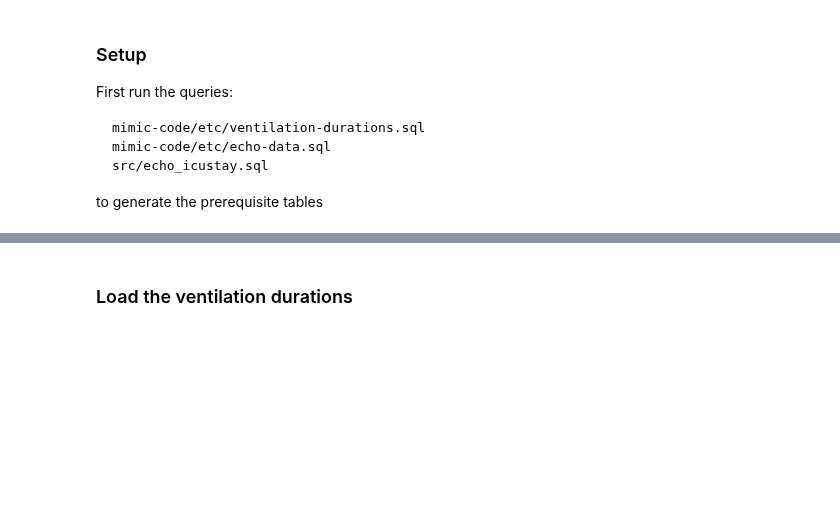
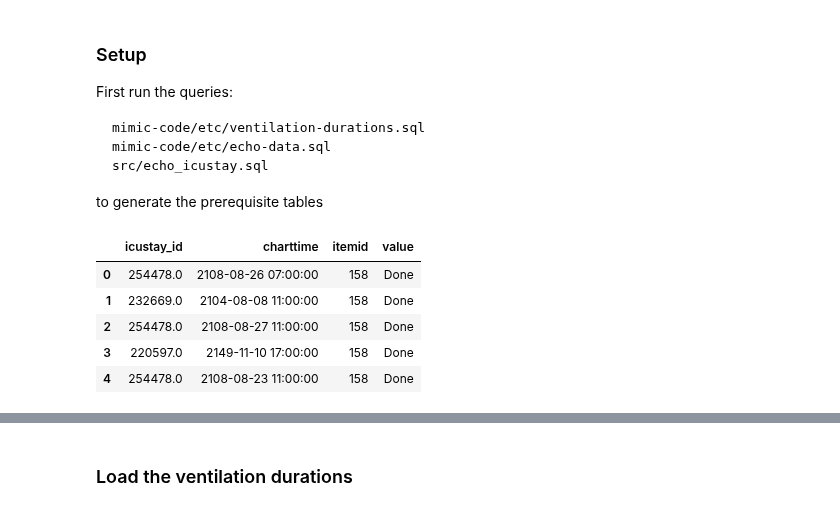
Before and after one commit to yhtgrace/echo, a Jupyter notebook: notebooks/161026_ventilation.ipynb, the cells around one changed output, grey strips where cells are left out. Cells and saved outputs as stored; diff of their text form; code cells hidden in the pictures; blank space fills up the shorter version.

```diff
--- a/notebooks/161026_ventilation.ipynb
+++ b/notebooks/161026_ventilation.ipynb
@@ -33,3 +33,39 @@ if cur:
 con = psycopg2.connect(dbname = dbname, user = sqluser, host='/var/run/postgresql')
 cur = con.cursor()
 cur.execute('SET search_path to ' + schema_name)
+# %%
+query = \
+"""
+SELECT icustay_id, charttime, itemid, value FROM chartevents
+where value is not null
+and itemid in
+(
+     640 -- extubated
+     , 648 -- speech
+     , 720 -- vent type
+     , 467 -- O2 delivery device
+     , 445, 448, 449, 450, 1340, 1486, 1600, 224687 -- minute volume
+     , 639, 654, 681, 682, 683, 684,224685,224684,224686 -- tidal volume
+     , 218,436,535,444,459,224697,224695,224696,224746,224747 -- High/Low/Peak/Mean/Neg insp force ("RespPressure")
+     , 221,1,1211,1655,2000,226873,224738,224419,224750,227187 -- Insp pressure
+     , 543 -- PlateauPressure
+     , 5865,5866,224707,224709,224705,224706 -- APRV pressure
+     , 60,437,505,506,686,220339,224700 -- PEEP
+     , 3459 -- high pressure relief
+     , 501,502,503,224702 -- PCV
+     , 223,667,668,669,670,671,672 -- TCPCV
+     , 157,158,1852,3398,3399,3400,3401,3402,3403,3404,8382,227809,227810 -- ETT
+     , 224701 -- PSVlevel
+)
+
+"""
+ce = pd.read_sql_query(query, con)
+#ventilation.icustay_id = ventilation.icustay_id.astype(int)
+ce.head()
+# %% [output]
+|  | icustay_id | charttime | itemid | value |
+| 0 | 254478.0 | 2108-08-26 07:00:00 | 158 | Done |
+| 1 | 232669.0 | 2104-08-08 11:00:00 | 158 | Done |
+| 2 | 254478.0 | 2108-08-27 11:00:00 | 158 | Done |
+| 3 | 220597.0 | 2149-11-10 17:00:00 | 158 | Done |
+| 4 | 254478.0 | 2108-08-23 11:00:00 | 158 | Done |
```
Also changed, not shown: parts of 6 cells of this notebook, 1 other file.
